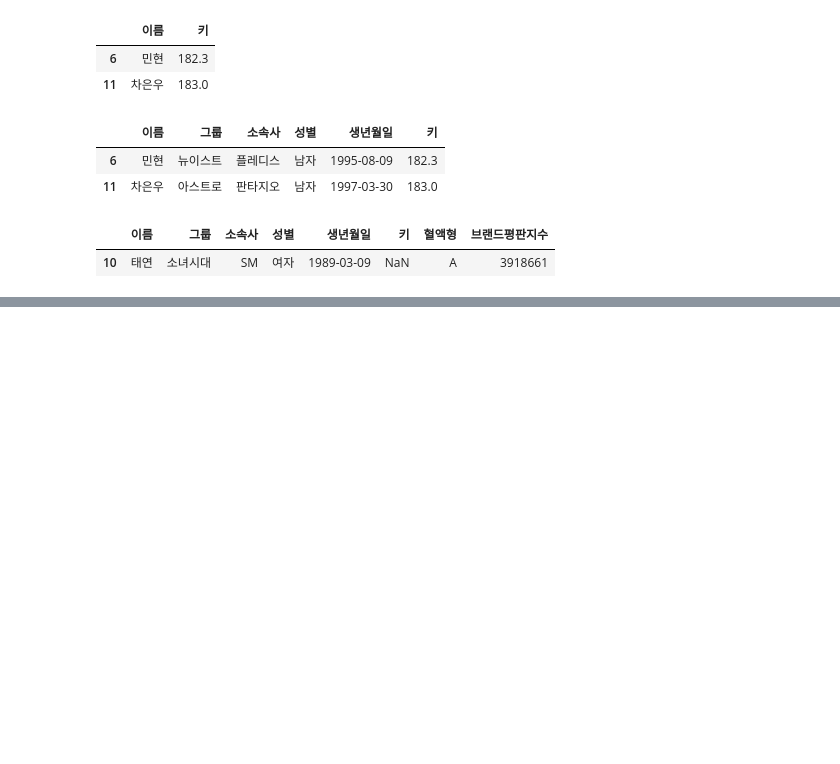
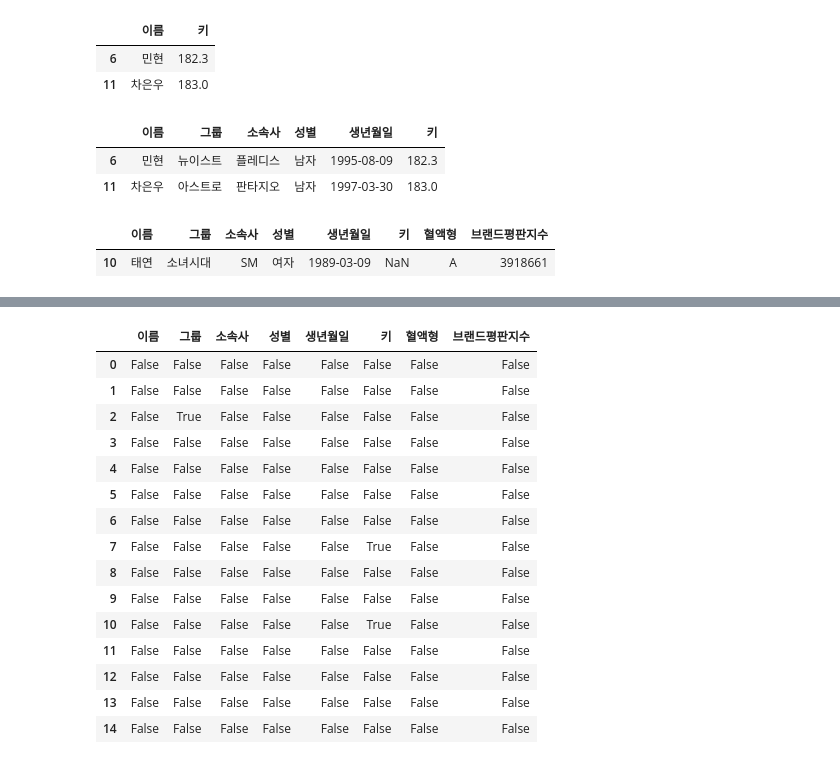
Before and after one commit to mazdah/colab_practice, a Jupyter notebook: 패스트캠퍼스_직장인을_위한_파이썬_데이터분석.ipynb, the cells around one changed output, grey strips where cells are left out. Saved outputs shown, nothing was run; the diff lists cells and outputs as text; code cells hidden in the pictures; blank space fills up the shorter version.

```diff
--- a/패스트캠퍼스_직장인을_위한_파이썬_데이터분석.ipynb
+++ b/패스트캠퍼스_직장인을_위한_파이썬_데이터분석.ipynb
@@ -894,0 +939,19 @@ df.loc[df['소속사'].isin(my_condition)]
+# %%
+df.isna()
+# %% [output]
+|  | 이름 | 그룹 | 소속사 | 성별 | 생년월일 | 키 | 혈액형 | 브랜드평판지수 |
+| 0 | False | False | False | False | False | False | False | False |
+| 1 | False | False | False | False | False | False | False | False |
+| 2 | False | True | False | False | False | False | False | False |
+| 3 | False | False | False | False | False | False | False | False |
+| 4 | False | False | False | False | False | False | False | False |
+| 5 | False | False | False | False | False | False | False | False |
+| 6 | False | False | False | False | False | False | False | False |
+| 7 | False | False | False | False | False | True | False | False |
+| 8 | False | False | False | False | False | False | False | False |
+| 9 | False | False | False | False | False | False | False | False |
+| 10 | False | False | False | False | False | True | False | False |
+| 11 | False | False | False | False | False | False | False | False |
+| 12 | False | False | False | False | False | False | False | False |
+| 13 | False | False | False | False | False | False | False | False |
+| 14 | False | False | False | False | False | False | False | False |
```
Also changed, not shown: parts of 28 cells of this notebook.
